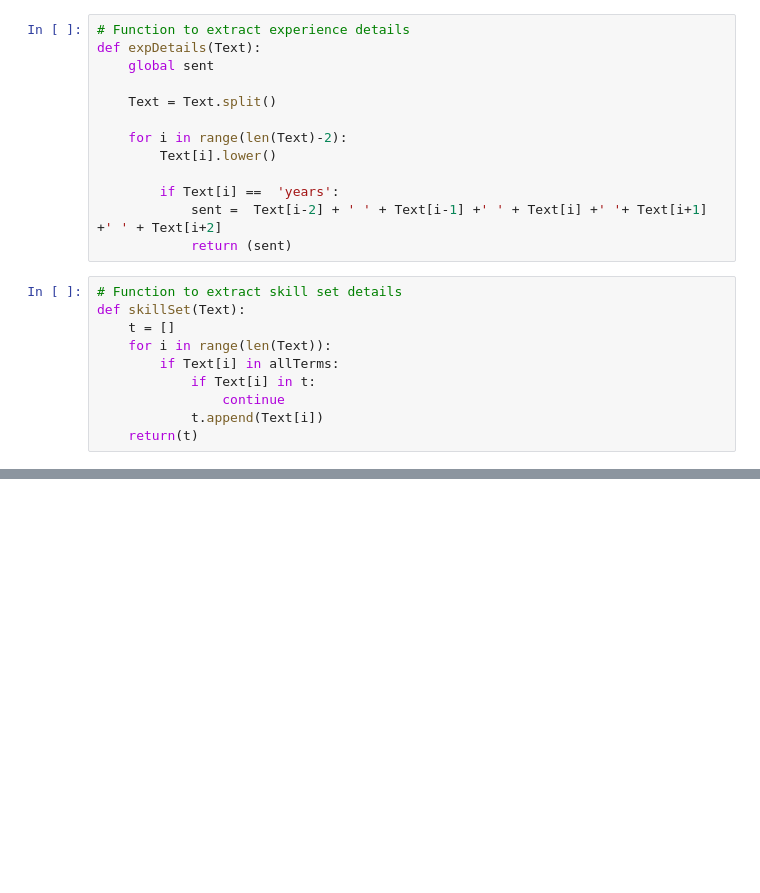
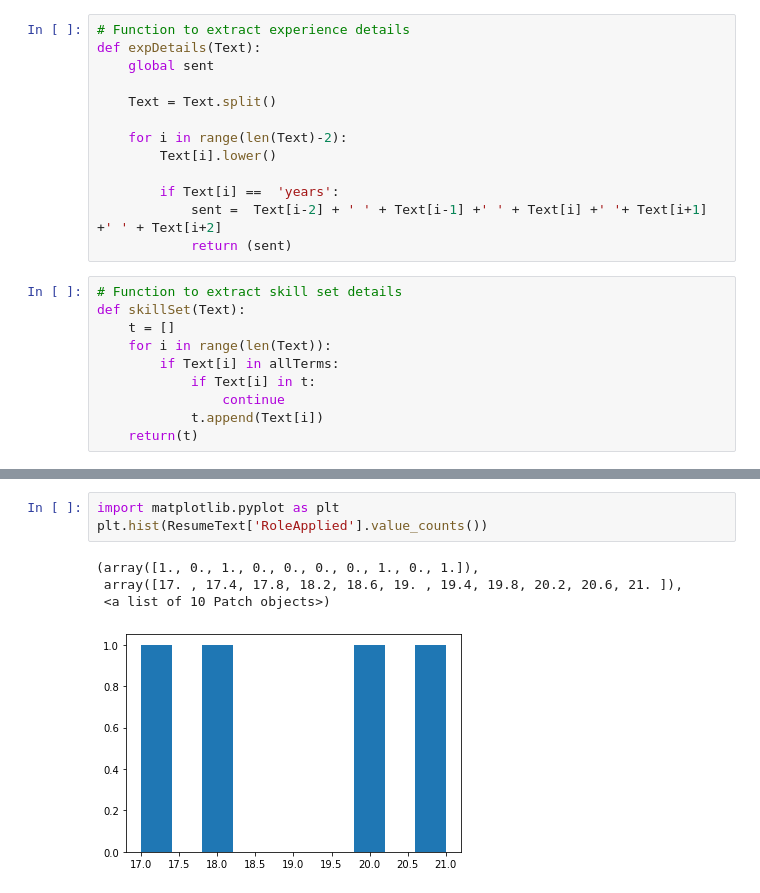
Before and after one commit to renkuntlamahessh/Resume-Classification-Project-, a Jupyter notebook: Resume_Classification.ipynb, the cells around one changed output, grey strips where cells are left out. Cells and saved outputs as stored; diff of their text form; blank space fills up the shorter version.

```diff
--- a/Resume_Classification.ipynb
+++ b/Resume_Classification.ipynb
@@ -207,0 +280,8 @@ for filename in os.listdir(path):
+# %%
+import matplotlib.pyplot as plt
+plt.hist(ResumeText['RoleApplied'].value_counts())
+# %% [output]
+(array([1., 0., 1., 0., 0., 0., 0., 1., 0., 1.]),
+ array([17. , 17.4, 17.8, 18.2, 18.6, 19. , 19.4, 19.8, 20.2, 20.6, 21. ]),
+ <a list of 10 Patch objects>)
+[figure, added]
```
Also changed, not shown: parts of 17 cells of this notebook.
